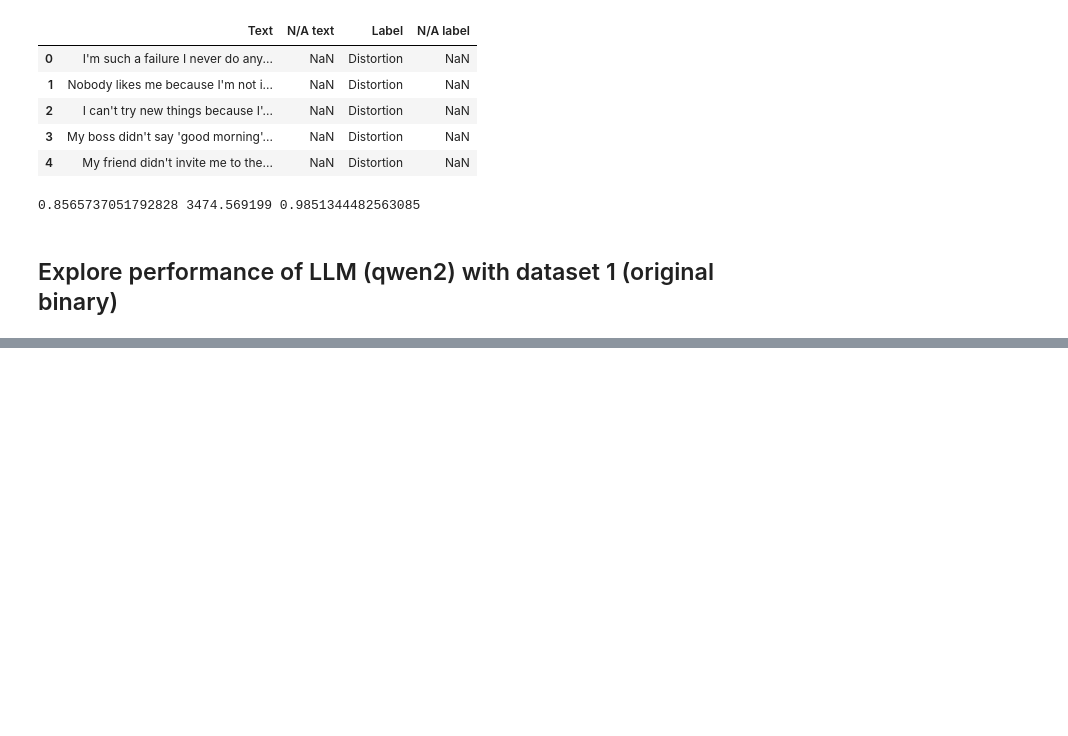
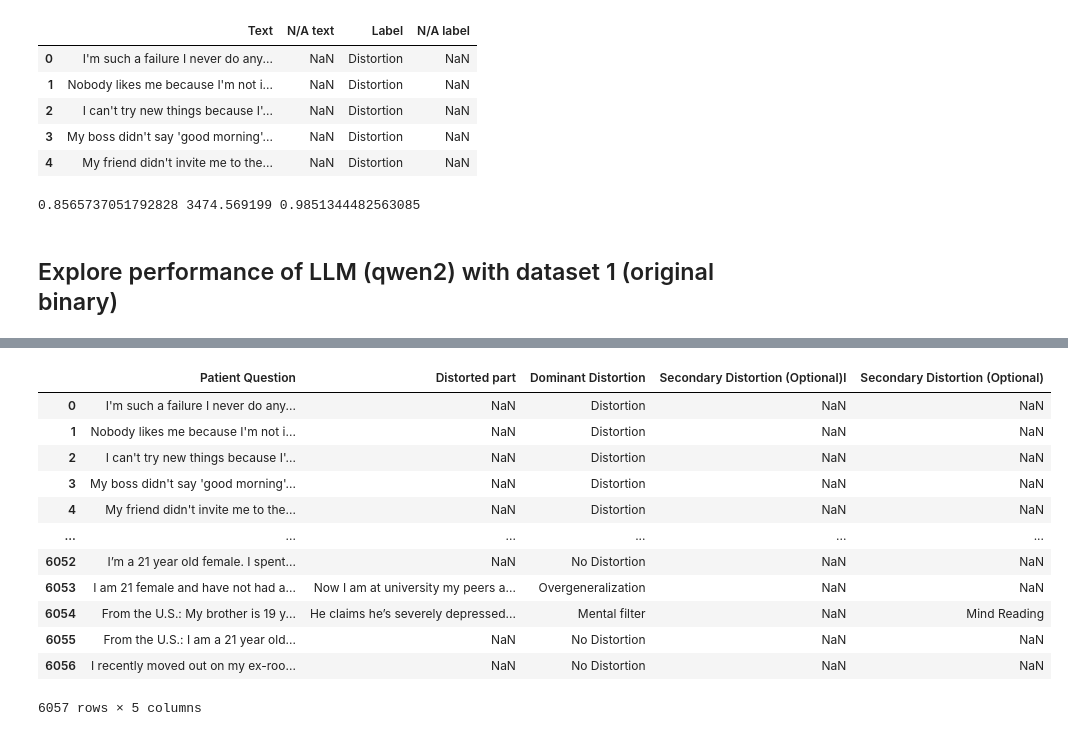
Before and after one commit to aigents/pygents, a Jupyter notebook: notebooks/nlp/distortions/distortions_llm.ipynb, the cells around one changed output, grey strips where cells are left out. Cells and saved outputs as stored; diff of their text form; code cells hidden in the pictures; blank space fills up the shorter version.

Commit message:
llm qwen2 results on dataset 1

```diff
--- a/notebooks/nlp/distortions/distortions_llm.ipynb
+++ b/notebooks/nlp/distortions/distortions_llm.ipynb
@@ -192,0 +197,18 @@ print(f1,delta.total_seconds(),delta.total_seconds()/len(df))
+# %%
+# Dataset: Unclassified distortions (halilbabacan)
+# Paper: https://papers.ssrn.com/sol3/papers.cfm?abstract_id=4582307
+# Data: https://huggingface.co/datasets/halilbabacan/autotrain-data-cognitive_distortions
+# https://huggingface.co/datasets/halilbabacan/autotrain-data-cognitive_distortions/tree/main/raw
+# https://huggingface.co/datasets/halilbabacan/autotrain-data-cognitive_distortions/blob/main/raw/Cognitive_distortions.csv
+
+binary_dataset_file_path = "./data/corpora/English/distortions/halilbabacan/raw_Cognitive_distortions.csv"
+# %%
+# Dataset: Multiple Distorions (sagarikashreevastava)
+# Paper: https://aclanthology.org/2021.clpsych-1.17/
+# Data: https://www.kaggle.com/datasets/sagarikashreevastava/cognitive-distortion-detetction-dataset
+
+# !pip install kagglehub
+import kagglehub
+multiclass_dataset_path = kagglehub.dataset_download("sagarikashreevastava/cognitive-distortion-detetction-dataset")
+print("Path to dataset files:", multiclass_dataset_path)
+multiclass_dataset_file_path = multiclass_dataset_path + "/Annotated_data.csv"
@@ -192,0 +217,6 @@ print(f1,delta.total_seconds(),delta.total_seconds()/len(df))
+# %%
+df1 = pd.read_csv(binary_dataset_file_path)
+df1 = df1.rename(columns={'Text': 'Patient Question', 'Label': 'Dominant Distortion'})
+df1.insert(1, "Distorted part", value = np.nan)
+df1.insert(3, "Secondary Distortion (Optional)l", value = np.nan)
+df1
@@ -192,0 +237,4 @@ print(f1,delta.total_seconds(),delta.total_seconds()/len(df))
+# %%
+df2 = pd.read_csv(multiclass_dataset_file_path)
+df2 = df2.drop('Id_Number', axis=1) # delete columnb with id
+df2
@@ -192,0 +255,17 @@ print(f1,delta.total_seconds(),delta.total_seconds()/len(df))
+# %%
+df3 = pd.concat([df1, df2], ignore_index=True)
+df3
+# %% [output]
+|  | Patient Question | Distorted part | Dominant Distortion | Secondary Distortion (Optional)l | Secondary Distortion (Optional) |
+| 0 | I'm such a failure I never do any... | NaN | Distortion | NaN | NaN |
+| 1 | Nobody likes me because I'm not i... | NaN | Distortion | NaN | NaN |
+| 2 | I can't try new things because I'... | NaN | Distortion | NaN | NaN |
+| 3 | My boss didn't say 'good morning'... | NaN | Distortion | NaN | NaN |
+| 4 | My friend didn't invite me to the... | NaN | Distortion | NaN | NaN |
+| ... | ... | ... | ... | ... | ... |
+| 6052 | I’m a 21 year old female. I spent... | NaN | No Distortion | NaN | NaN |
+| 6053 | I am 21 female and have not had a... | Now I am at university my peers a... | Overgeneralization | NaN | NaN |
+| 6054 | From the U.S.: My brother is 19 y... | He claims he’s severely depressed... | Mental filter | NaN | Mind Reading |
+| 6055 | From the U.S.: I am a 21 year old... | NaN | No Distortion | NaN | NaN |
+| 6056 | I recently moved out on my ex-roo... | NaN | No Distortion | NaN | NaN |
+6057 rows × 5 columns
```
Also changed, not shown: parts of 7 cells of this notebook.
